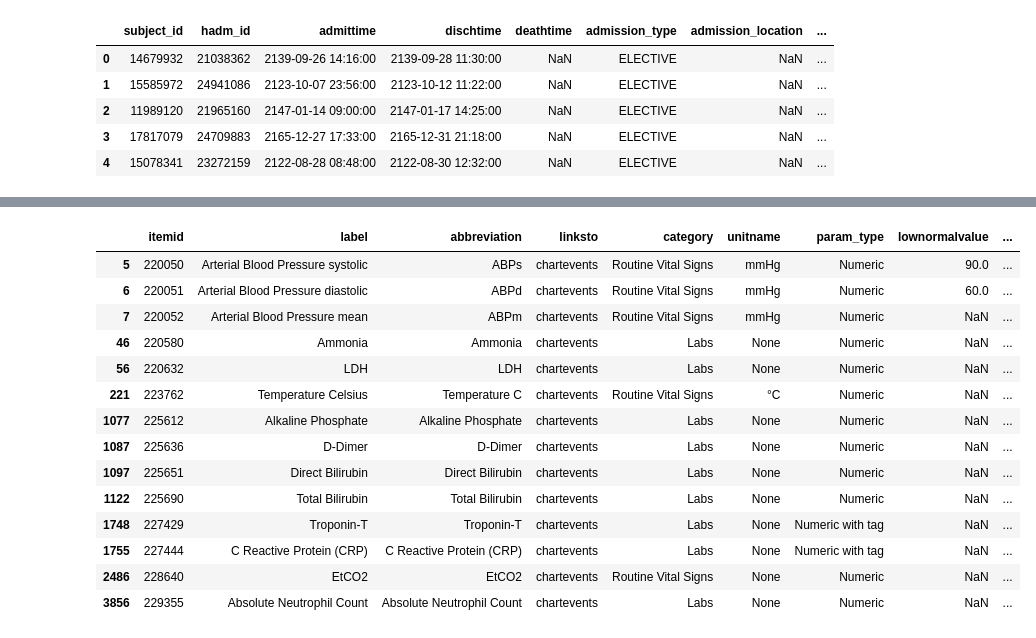
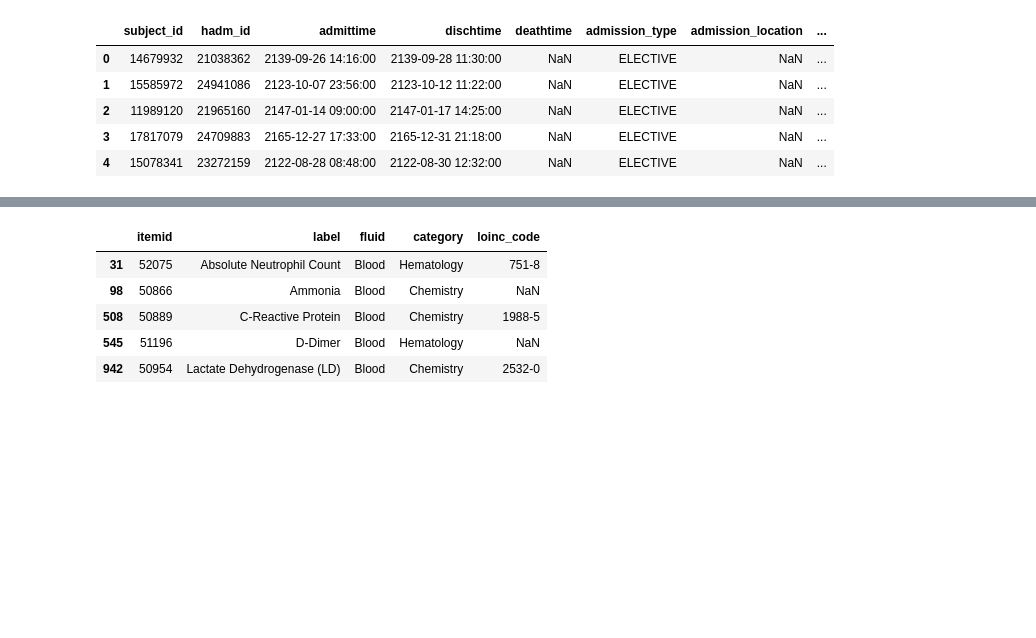
Before and after one commit to aelhussein/icu_ventilation_multimodal, a Jupyter notebook: featureExtraction.ipynb, the cells around one changed output, grey strips where cells are left out. Drawn from its saved outputs; the diff is of its cells as text; code cells hidden in the pictures; blank space fills up the shorter version.

```diff
--- a/featureExtraction.ipynb
+++ b/featureExtraction.ipynb
@@ -170,0 +226,3 @@ demographic = demographic.loc[demographic.groupby('hadm_id').hours_since_admit.i
+# %%
+d_lab_items = pd.read_csv(path+'hosp/d_labitems.csv')
+d_lab_items = d_lab_items[d_lab_items['label'].notna()]
@@ -173,5 +275,8 @@ demographic = demographic.loc[demographic.groupby('hadm_id').hours_since_admit.i
 # %%
 #create the final dataset
 path = '/gpfs/commons/groups/gursoy_lab/aelhussein/ML_project/1.0/'
-df = pd.read_csv(path + 'small/icu/chartevents_filtered_use.csv', parse_dates = ['charttime'])
+df_chart = pd.read_csv(path + 'small/icu/chartevents_filtered_use.csv', parse_dates = ['charttime'])
+df_lab = pd.read_csv(path + 'small/hosp/labevents_filtered_use.csv', parse_dates = ['charttime'],
+                    dtype={'valunum': np.float64})
+df = pd.concat([df_chart, df_lab])
 # %%
@@ -191,4 +289,4 @@ array([220739, 223900, 223901])
 # %%
 #create a pivot table where each row is an admission and each column is the feature
-df = df.iloc[df.groupby(['hadm_id', 'itemid']).charttime.idxmax()]
+df = df.loc[df.groupby(['hadm_id', 'itemid']).charttime.idxmax()]
 df_pivot = df.pivot_table(index = 'hadm_id', columns = 'itemid', values = 'valuenum', aggfunc = 'mean')
@@ -238,22 +309,14 @@ items[items['itemid'].isin(cols_to_use)]
 # %%
 #features dropped
 items[items['itemid'].isin(cols_dropped)]
+d_lab_items[d_lab_items['itemid'].isin(cols_dropped)]
 # %% [output]
-|  | itemid | label | abbreviation | linksto | category | unitname | param_type | lownormalvalue | ... |
-| 5 | 220050 | Arterial Blood Pressure systolic | ABPs | chartevents | Routine Vital Signs | mmHg | Numeric | 90.0 | ... |
-| 6 | 220051 | Arterial Blood Pressure diastolic | ABPd | chartevents | Routine Vital Signs | mmHg | Numeric | 60.0 | ... |
-| 7 | 220052 | Arterial Blood Pressure mean | ABPm | chartevents | Routine Vital Signs | mmHg | Numeric | NaN | ... |
-| 46 | 220580 | Ammonia | Ammonia | chartevents | Labs | None | Numeric | NaN | ... |
-| 56 | 220632 | LDH | LDH | chartevents | Labs | None | Numeric | NaN | ... |
-| 221 | 223762 | Temperature Celsius | Temperature C | chartevents | Routine Vital Signs | °C | Numeric | NaN | ... |
-| 1077 | 225612 | Alkaline Phosphate | Alkaline Phosphate | chartevents | Labs | None | Numeric | NaN | ... |
-| 1087 | 225636 | D-Dimer | D-Dimer | chartevents | Labs | None | Numeric | NaN | ... |
-| 1097 | 225651 | Direct Bilirubin | Direct Bilirubin | chartevents | Labs | None | Numeric | NaN | ... |
-| 1122 | 225690 | Total Bilirubin | Total Bilirubin | chartevents | Labs | None | Numeric | NaN | ... |
-| 1748 | 227429 | Troponin-T | Troponin-T | chartevents | Labs | None | Numeric with tag | NaN | ... |
-| 1755 | 227444 | C Reactive Protein (CRP) | C Reactive Protein (CRP) | chartevents | Labs | None | Numeric with tag | NaN | ... |
-| 2486 | 228640 | EtCO2 | EtCO2 | chartevents | Routine Vital Signs | None | Numeric | NaN | ... |
-| 3856 | 229355 | Absolute Neutrophil Count | Absolute Neutrophil Count | chartevents | Labs | None | Numeric | NaN | ... |
+|  | itemid | label | fluid | category | loinc_code |
+| 31 | 52075 | Absolute Neutrophil Count | Blood | Hematology | 751-8 |
+| 98 | 50866 | Ammonia | Blood | Chemistry | NaN |
+| 508 | 50889 | C-Reactive Protein | Blood | Chemistry | 1988-5 |
+| 545 | 51196 | D-Dimer | Blood | Hematology | NaN |
+| 942 | 50954 | Lactate Dehydrogenase (LD) | Blood | Chemistry | 2532-0 |
 # %%
 ##add in the demographic features
 df_features = df_pivot.merge(demographic[['hadm_id', 'age', 'first_careunit',
```
Also changed, not shown: parts of 64 cells of this notebook.
